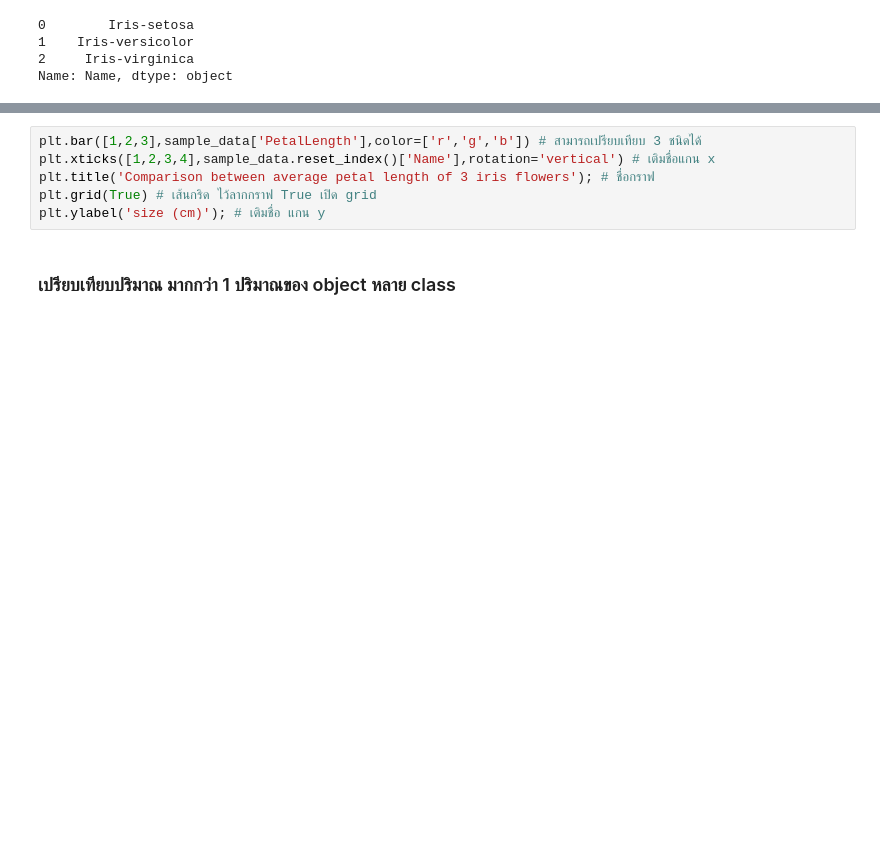
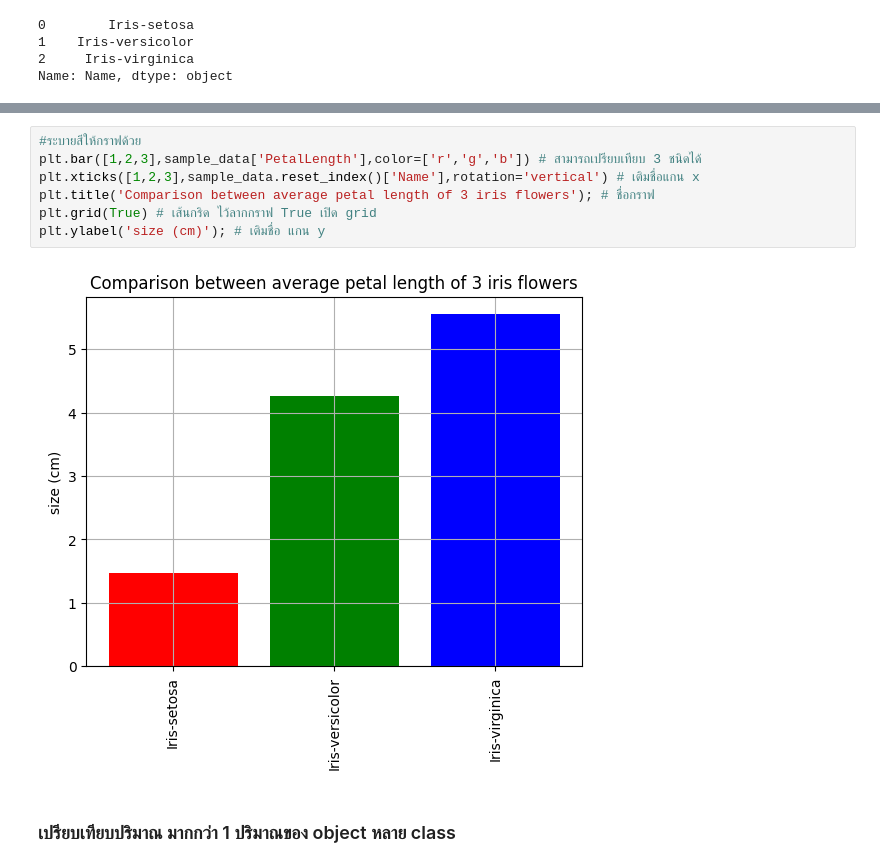
Before and after one commit to Tonry12/python_dataviz2023, a Jupyter notebook: DataViz04_Data_Comparison.ipynb, the cells around one changed output, grey strips where cells are left out. Cells and saved outputs as stored; diff of their text form; blank space fills up the shorter version.

```diff
--- a/DataViz04_Data_Comparison.ipynb
+++ b/DataViz04_Data_Comparison.ipynb
@@ -204,9 +206,12 @@ ValueError: ignored
 # %%
+#ระบายสีให้กราฟด้วย
 plt.bar([1,2,3],sample_data['PetalLength'],color=['r','g','b']) # สามารถเปรียบเทียบ 3 ชนิดได้
-plt.xticks([1,2,3,4],sample_data.reset_index()['Name'],rotation='vertical') # เติมชื่อแกน x
+plt.xticks([1,2,3],sample_data.reset_index()['Name'],rotation='vertical') # เติมชื่อแกน x
 plt.title('Comparison between average petal length of 3 iris flowers'); # ชื่อกราฟ
 plt.grid(True) # เส้นกริด ไว้ลากกราฟ True เปิด grid
 plt.ylabel('size (cm)'); # เติมชื่อ แกน y
+# %% [output]
+[figure, added]
 # %% [markdown]
 ### เปรียบเทียบปริมาณ มากกว่า 1 ปริมาณของ object หลาย class
 # %% [markdown]
```
Also changed, not shown: parts of 23 cells of this notebook.
